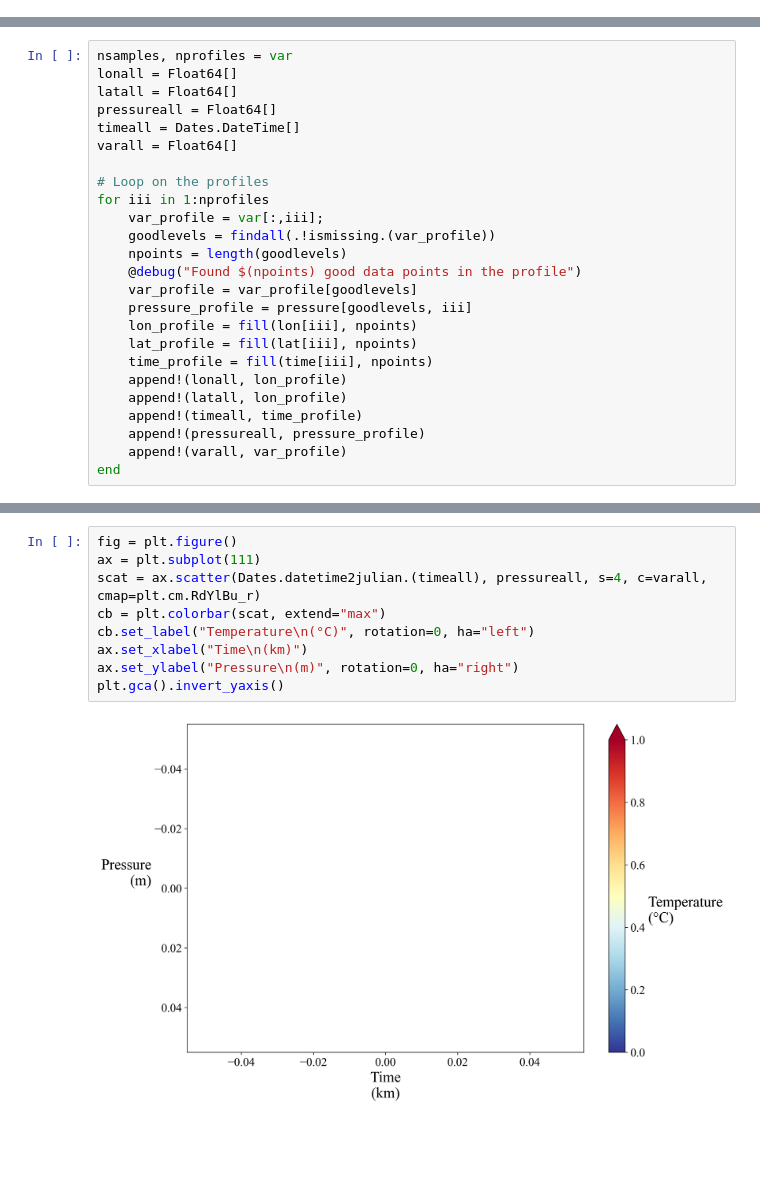
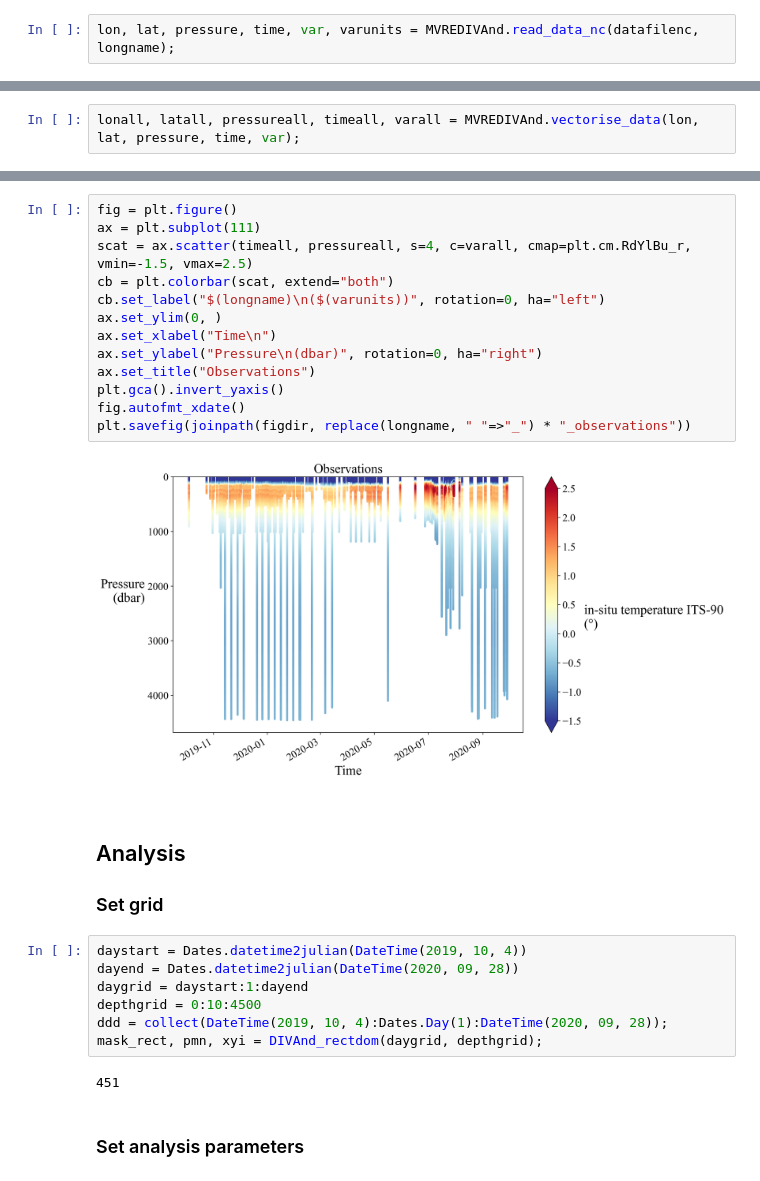
Before and after one commit to gher-uliege/MVRE-DIVAnd, a Jupyter notebook: src/interp_mosaic_data.ipynb, the cells around one changed output, grey strips where cells are left out. Drawn from its saved outputs; the diff is of its cells as text; blank space fills up the shorter version.

```diff
--- a/src/interp_mosaic_data.ipynb
+++ b/src/interp_mosaic_data.ipynb
@@ -34,0 +34,2 @@ closed Dataset
+# %%
+lon, lat, pressure, time, var, varunits = MVREDIVAnd.read_data_nc(datafilenc, longname);
@@ -34,0 +38,2 @@ closed Dataset
+# %%
+lonall, latall, pressureall, timeall, varall = MVREDIVAnd.vectorise_data(lon, lat, pressure, time, var);
@@ -50,26 +85 @@ axis("off")
-# %%
-nsamples, nprofiles = var
-lonall = Float64[]
-latall = Float64[]
-pressureall = Float64[]
-timeall = Dates.DateTime[]
-varall = Float64[]
-
-# Loop on the profiles
-for iii in 1:nprofiles
-    var_profile = var[:,iii];
-    goodlevels = findall(.!ismissing.(var_profile))
-    npoints = length(goodlevels)
-    @debug("Found $(npoints) good data points in the profile")
-    var_profile = var_profile[goodlevels]
-    pressure_profile = pressure[goodlevels, iii]
-    lon_profile = fill(lon[iii], npoints)
-    lat_profile = fill(lat[iii], npoints)
-    time_profile = fill(time[iii], npoints)
-    append!(lonall, lon_profile)
-    append!(latall, lon_profile)
-    append!(timeall, time_profile)
-    append!(pressureall, pressure_profile)
-    append!(varall, var_profile)
-end
 # %% [markdown]
@@ -77,11 +87,30 @@ end
 # %%
 fig = plt.figure()
 ax = plt.subplot(111)
-scat = ax.scatter(Dates.datetime2julian.(timeall), pressureall, s=4, c=varall, cmap=plt.cm.RdYlBu_r)
-cb = plt.colorbar(scat, extend="max")
-cb.set_label("Temperature\n(°C)", rotation=0, ha="left")
-ax.set_xlabel("Time\n(km)")
-ax.set_ylabel("Pressure\n(m)", rotation=0, ha="right")
+scat = ax.scatter(timeall, pressureall, s=4, c=varall, cmap=plt.cm.RdYlBu_r,
+vmin=-1.5, vmax=2.5)
+cb = plt.colorbar(scat, extend="both")
+cb.set_label("$(longname)\n($(varunits))", rotation=0, ha="left")
+ax.set_ylim(0, )
+ax.set_xlabel("Time\n")
+ax.set_ylabel("Pressure\n(dbar)", rotation=0, ha="right")
+ax.set_title("Observations")
 plt.gca().invert_yaxis()
+fig.autofmt_xdate()
+plt.savefig(joinpath(figdir, replace(longname, " "=>"_") * "_observations"))
 # %% [output]
-[figure, old version]
+[figure, new version]
+# %% [markdown]
+## Analysis
+### Set grid
+# %%
+daystart = Dates.datetime2julian(DateTime(2019, 10, 4))
+dayend = Dates.datetime2julian(DateTime(2020, 09, 28))
+daygrid = daystart:1:dayend
+depthgrid = 0:10:4500
+ddd = collect(DateTime(2019, 10, 4):Dates.Day(1):DateTime(2020, 09, 28));
+mask_rect, pmn, xyi = DIVAnd_rectdom(daygrid, depthgrid);
+# %% [output]
+451
+# %% [markdown]
+### Set analysis parameters
```
Also changed, not shown: parts of 18 cells of this notebook, 1 other file.
